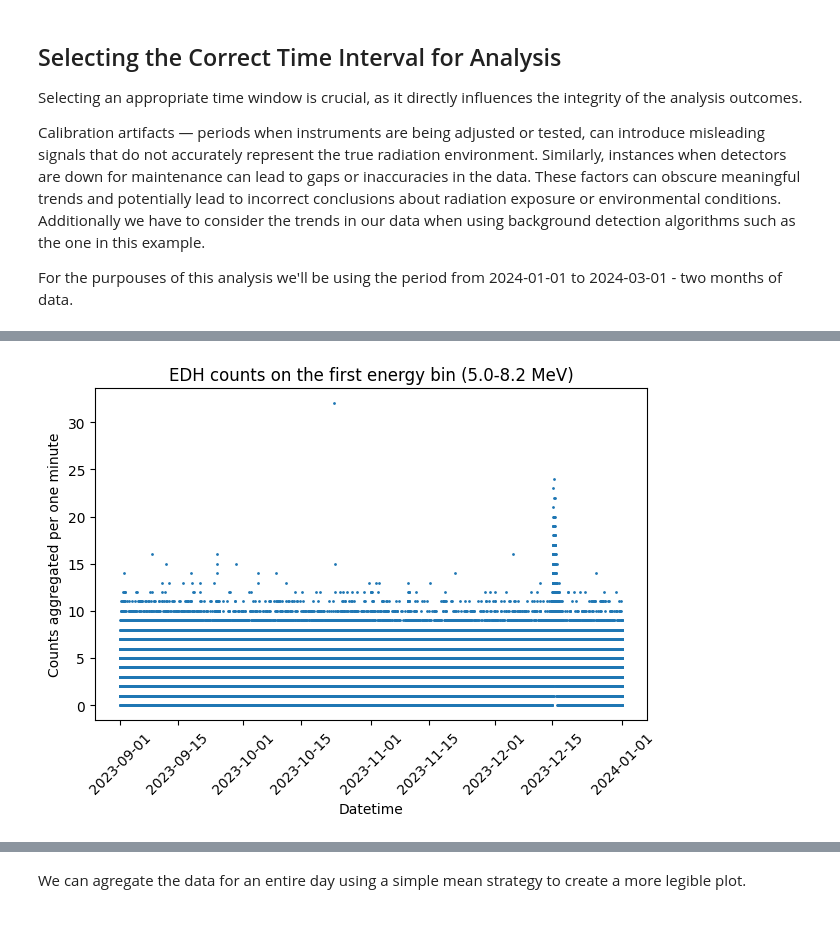
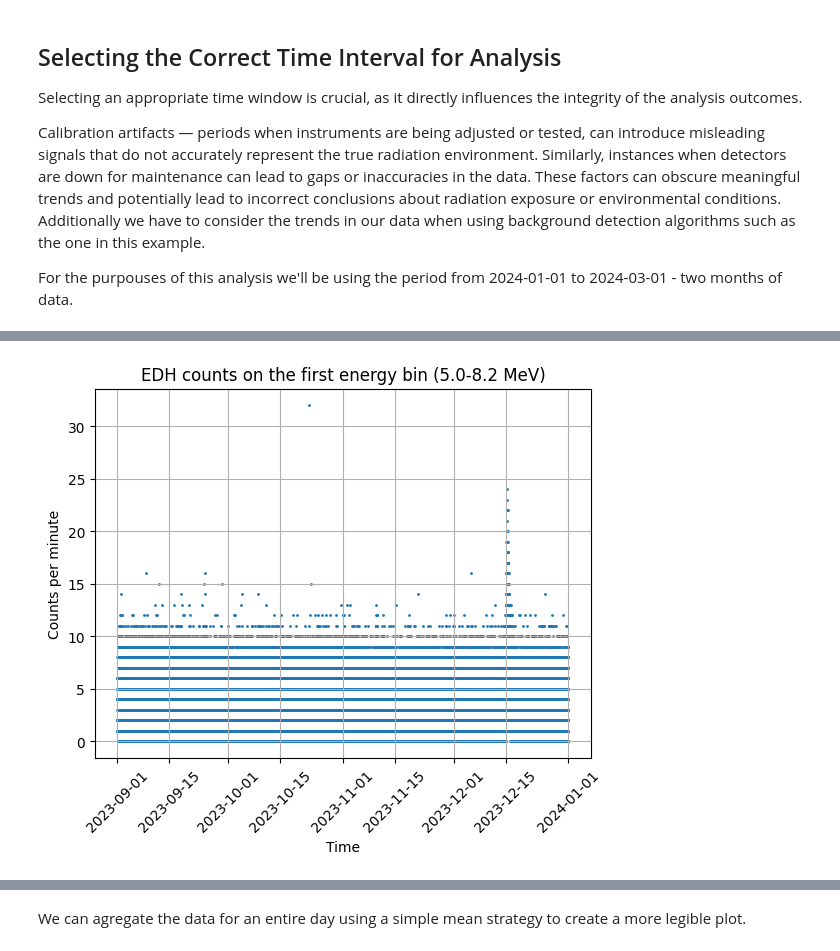
Before and after one commit to AGHRADEM/radem, a Jupyter notebook: src/radem/examples/total_gcr_dose.ipynb, the cells around one changed output, grey strips where cells are left out. Saved outputs shown, nothing was run; the diff lists cells and outputs as text; code cells hidden in the pictures; blank space fills up the shorter version.

```diff
--- a/src/radem/examples/total_gcr_dose.ipynb
+++ b/src/radem/examples/total_gcr_dose.ipynb
@@ -79,10 +59,12 @@ print(df)
-# %%
-plt.scatter(df['time'], df['value'], s=1)
-plt.xlabel("Datetime")
-plt.ylabel("Counts aggregated per one minute")
-plt.title(f"EDH counts on the first energy bin (5.0-8.2 MeV)")
-plt.xticks(rotation=45)
-plt.tight_layout()
-plt.show()
-# %% [output]
-[figure, removed]
+# %%
+fig, ax = plt.subplots()
+df.plot.scatter(x='time',
+                y='value',
+                title="EDH counts on the first energy bin (5.0-8.2 MeV)",
+                xlabel="Time",
+                ylabel="Counts per minute",
+                s=1, ax=ax)
+ax.grid()
+ax.tick_params(axis='x', rotation=45);
+# %% [output]
+[figure, added]
```
Also changed, not shown: parts of 21 cells of this notebook.
